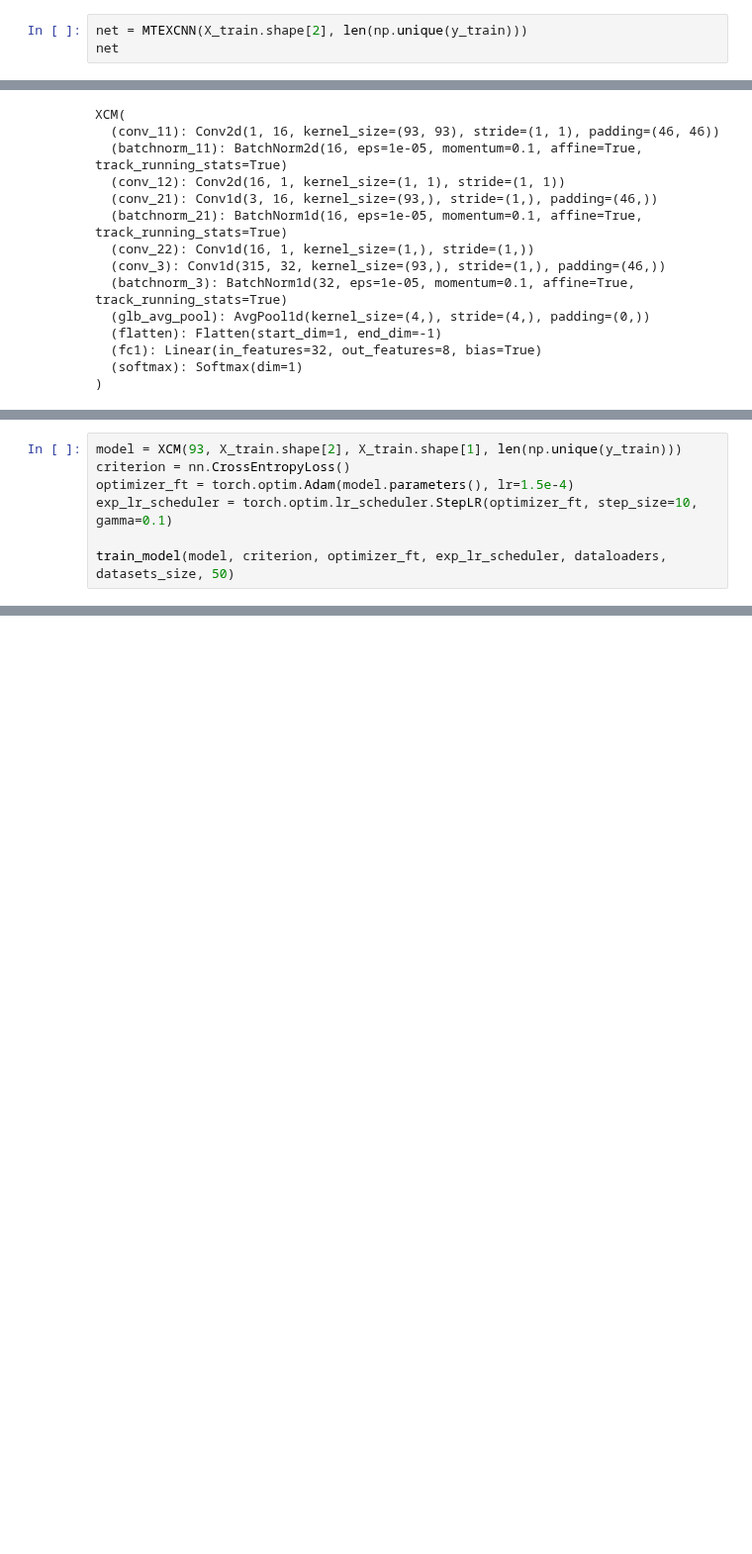
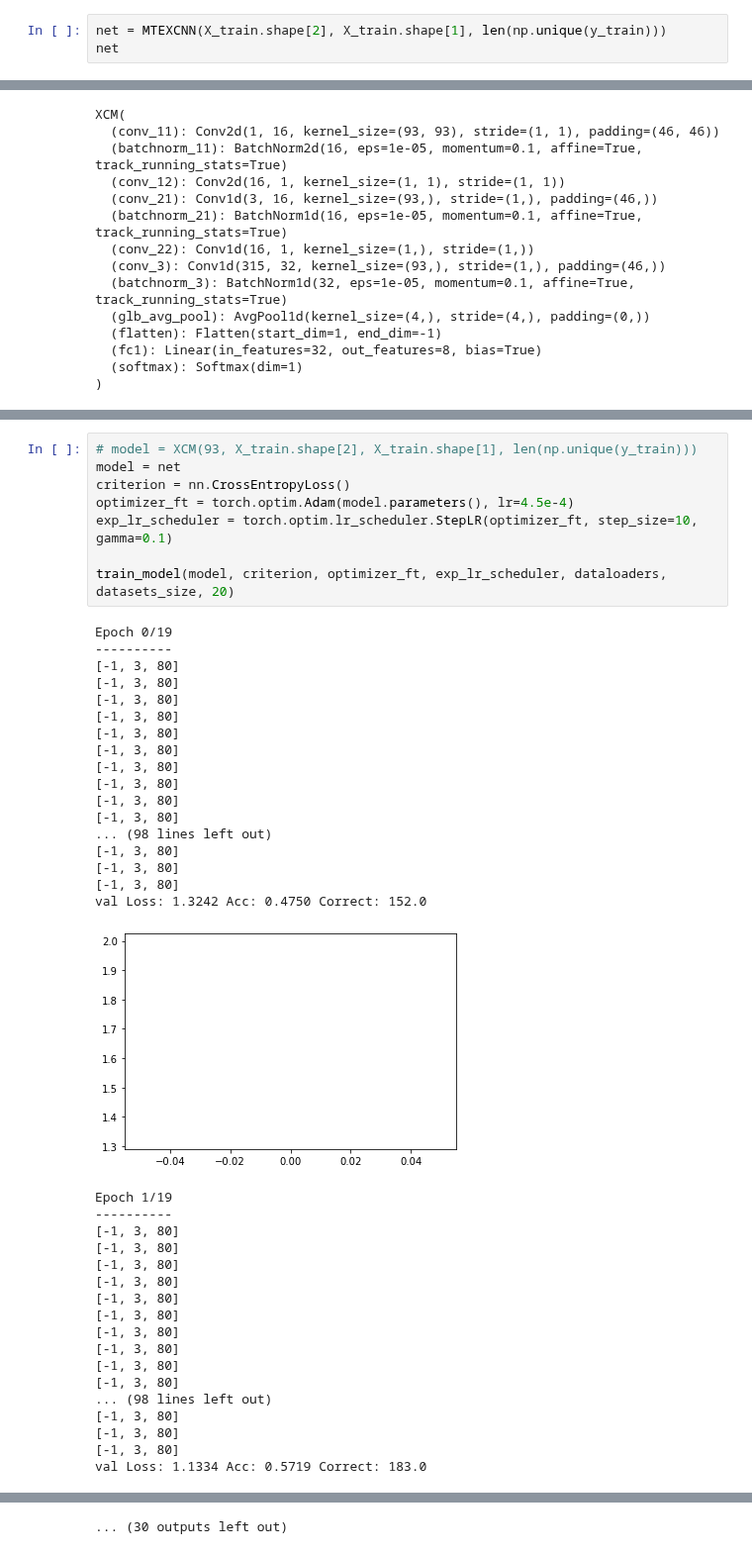
Before and after one commit to duyanhpham-brs/XAI-Multivariate-Time-Series, a Jupyter notebook: XAI_models_evaluation.ipynb, the cells around one changed output, grey strips where cells are left out. Shown at 99% size. Cells and saved outputs as stored; diff of their text form; blank space fills up the shorter version.

```diff
--- a/XAI_models_evaluation.ipynb
+++ b/XAI_models_evaluation.ipynb
@@ -41,7 +42,7 @@ dataloaders, datasets_size = dataset.get_torch_dataset_loader_auto(4, 4)
 # %% [markdown]
 ## MTEX-CNN
 # %%
-net = MTEXCNN(X_train.shape[2], len(np.unique(y_train)))
+net = MTEXCNN(X_train.shape[2], X_train.shape[1], len(np.unique(y_train)))
 net
 # %% [output]
 MTEXCNN(
@@ -134,7 +108,0 @@ Estimated Total Size (MB): 4.45
-# %%
-model = XCM(93, X_train.shape[2], X_train.shape[1], len(np.unique(y_train)))
-criterion = nn.CrossEntropyLoss()
-optimizer_ft = torch.optim.Adam(model.parameters(), lr=1.5e-4)
-exp_lr_scheduler = torch.optim.lr_scheduler.StepLR(optimizer_ft, step_size=10, gamma=0.1)
-
-train_model(model, criterion, optimizer_ft, exp_lr_scheduler, dataloaders, datasets_size, 50)
@@ -172,0 +142,44 @@ val Loss: 1.8025 Acc: 0.7812 Correct: 250.0
+# %%
+# model = XCM(93, X_train.shape[2], X_train.shape[1], len(np.unique(y_train)))
+model = net
+criterion = nn.CrossEntropyLoss()
+optimizer_ft = torch.optim.Adam(model.parameters(), lr=4.5e-4)
+exp_lr_scheduler = torch.optim.lr_scheduler.StepLR(optimizer_ft, step_size=10, gamma=0.1)
+
+train_model(model, criterion, optimizer_ft, exp_lr_scheduler, dataloaders, datasets_size, 20)
+# %% [output]
+Epoch 0/19
+----------
+[-1, 3, 80]
+[-1, 3, 80]
+[-1, 3, 80]
+[-1, 3, 80]
+[-1, 3, 80]
+[-1, 3, 80]
+[-1, 3, 80]
+[-1, 3, 80]
+[-1, 3, 80]
+[-1, 3, 80]
+... (98 lines left out)
+[-1, 3, 80]
+[-1, 3, 80]
+[-1, 3, 80]
+val Loss: 1.3242 Acc: 0.4750 Correct: 152.0
+[figure, added]
+Epoch 1/19
+----------
+[-1, 3, 80]
+[-1, 3, 80]
+[-1, 3, 80]
+[-1, 3, 80]
+[-1, 3, 80]
+[-1, 3, 80]
+[-1, 3, 80]
+[-1, 3, 80]
+[-1, 3, 80]
+[-1, 3, 80]
+... (98 lines left out)
+[-1, 3, 80]
+[-1, 3, 80]
+[-1, 3, 80]
+val Loss: 1.1334 Acc: 0.5719 Correct: 183.0
@@ -172,0 +259 @@ val Loss: 1.8025 Acc: 0.7812 Correct: 250.0
+... (30 outputs left out)
```
Also changed, not shown: parts of 24 cells of this notebook, 4 other files.
